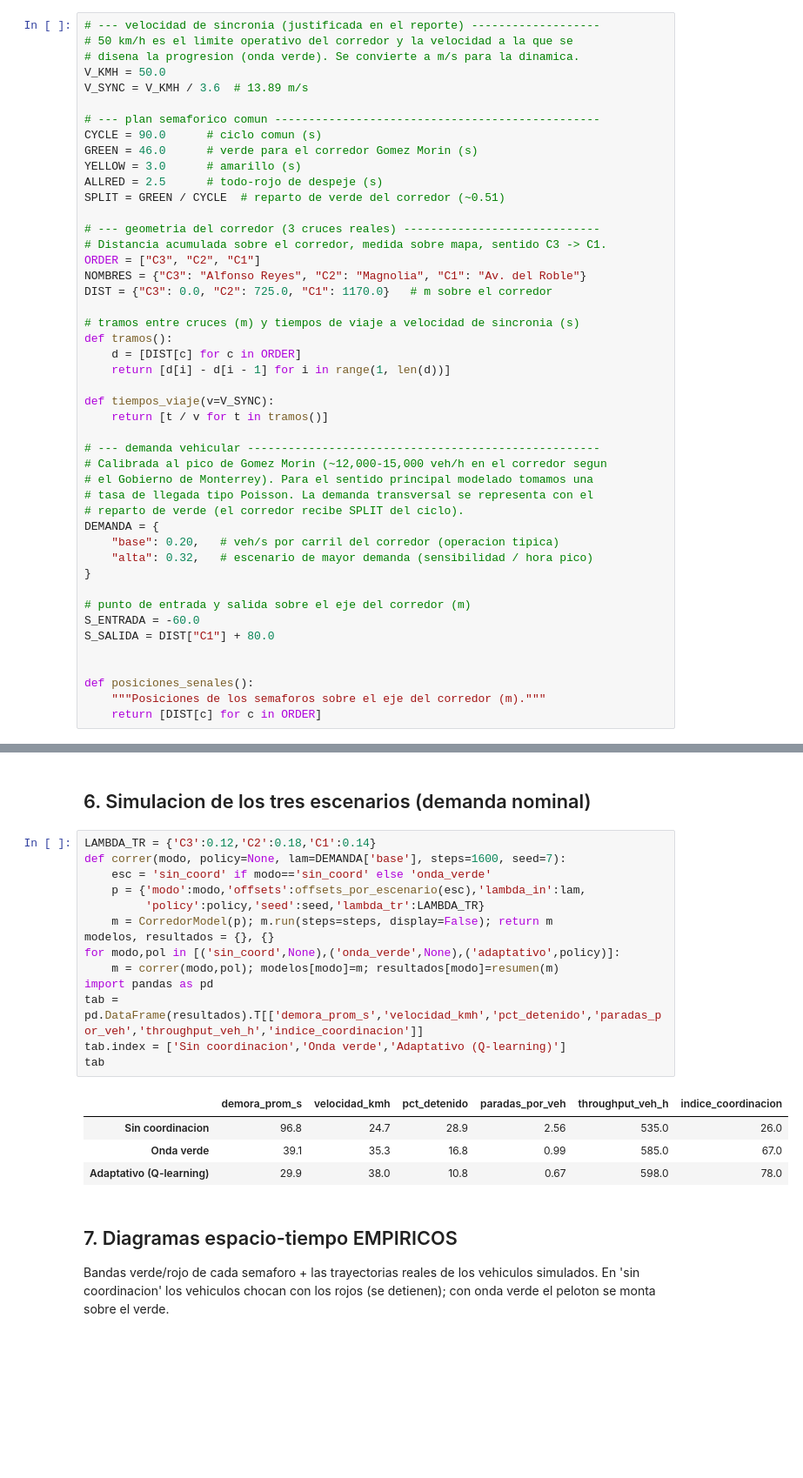
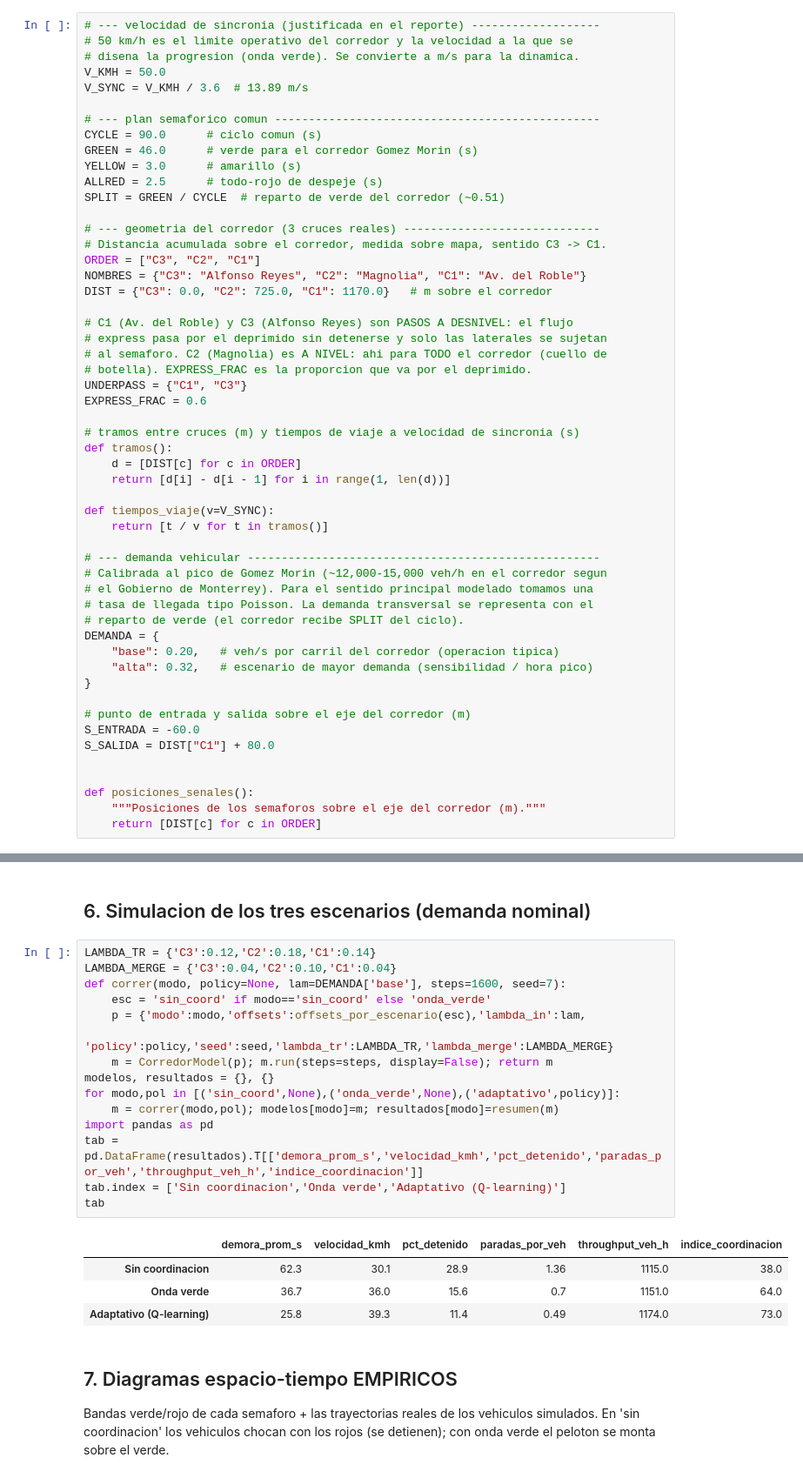
Before and after one commit to gartalao/agentes, a Jupyter notebook: notebook/onda_verde_gomez_morin.ipynb, the cells around one changed output, grey strips where cells are left out. Shown at 87% size. Saved outputs shown, nothing was run; the diff lists cells and outputs as text; blank space fills up the shorter version.

```diff
--- a/notebook/onda_verde_gomez_morin.ipynb
+++ b/notebook/onda_verde_gomez_morin.ipynb
@@ -44,6 +41,13 @@ SPLIT = GREEN / CYCLE  # reparto de verde del corredor (~0.51)
 ORDER = ["C3", "C2", "C1"]
 NOMBRES = {"C3": "Alfonso Reyes", "C2": "Magnolia", "C1": "Av. del Roble"}
 DIST = {"C3": 0.0, "C2": 725.0, "C1": 1170.0}   # m sobre el corredor
+
+# C1 (Av. del Roble) y C3 (Alfonso Reyes) son PASOS A DESNIVEL: el flujo
+# express pasa por el deprimido sin detenerse y solo las laterales se sujetan
+# al semaforo. C2 (Magnolia) es A NIVEL: ahi para TODO el corredor (cuello de
+# botella). EXPRESS_FRAC es la proporcion que va por el deprimido.
+UNDERPASS = {"C1", "C3"}
+EXPRESS_FRAC = 0.6
 
 # tramos entre cruces (m) y tiempos de viaje a velocidad de sincronia (s)
 def tramos():
@@ -573,23 +612,24 @@ def ancho_de_banda(offsets, v=V_SYNC, cycle=CYCLE, green=GREEN):
 ## 6. Simulacion de los tres escenarios (demanda nominal)
 # %%
 LAMBDA_TR = {'C3':0.12,'C2':0.18,'C1':0.14}
+LAMBDA_MERGE = {'C3':0.04,'C2':0.10,'C1':0.04}
 def correr(modo, policy=None, lam=DEMANDA['base'], steps=1600, seed=7):
     esc = 'sin_coord' if modo=='sin_coord' else 'onda_verde'
     p = {'modo':modo,'offsets':offsets_por_escenario(esc),'lambda_in':lam,
-         'policy':policy,'seed':seed,'lambda_tr':LAMBDA_TR}
+         'policy':policy,'seed':seed,'lambda_tr':LAMBDA_TR,'lambda_merge':LAMBDA_MERGE}
     m = CorredorModel(p); m.run(steps=steps, display=False); return m
 modelos, resultados = {}, {}
 for modo,pol in [('sin_coord',None),('onda_verde',None),('adaptativo',policy)]:
     m = correr(modo,pol); modelos[modo]=m; resultados[modo]=resumen(m)
 import pandas as pd
 tab = pd.DataFrame(resultados).T[['demora_prom_s','velocidad_kmh','pct_detenido','paradas_por_veh','throughput_veh_h','indice_coordinacion']]
 tab.index = ['Sin coordinacion','Onda verde','Adaptativo (Q-learning)']
 tab
 # %% [output]
 |  | demora_prom_s | velocidad_kmh | pct_detenido | paradas_por_veh | throughput_veh_h | indice_coordinacion |
-| Sin coordinacion | 96.8 | 24.7 | 28.9 | 2.56 | 535.0 | 26.0 |
-| Onda verde | 39.1 | 35.3 | 16.8 | 0.99 | 585.0 | 67.0 |
-| Adaptativo (Q-learning) | 29.9 | 38.0 | 10.8 | 0.67 | 598.0 | 78.0 |
+| Sin coordinacion | 62.3 | 30.1 | 28.9 | 1.36 | 1115.0 | 38.0 |
+| Onda verde | 36.7 | 36.0 | 15.6 | 0.7 | 1151.0 | 64.0 |
+| Adaptativo (Q-learning) | 25.8 | 39.3 | 11.4 | 0.49 | 1174.0 | 73.0 |
 # %% [markdown]
 ## 7. Diagramas espacio-tiempo EMPIRICOS
 Bandas verde/rojo de cada semaforo + las trayectorias reales de los vehiculos simulados. En 'sin coordinacion' los vehiculos chocan con los rojos (se detienen); con onda verde el peloton se monta sobre el verde.
```
Also changed, not shown: parts of 5 cells of this notebook, 41 other files.
